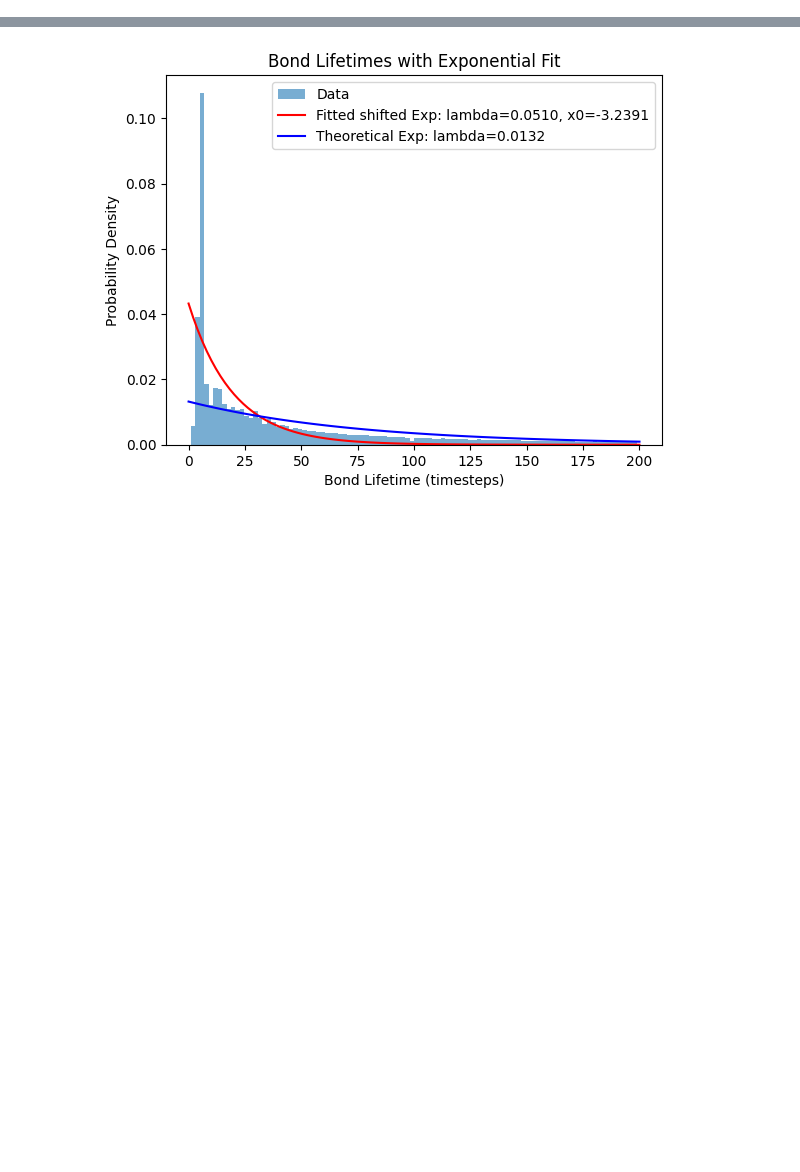
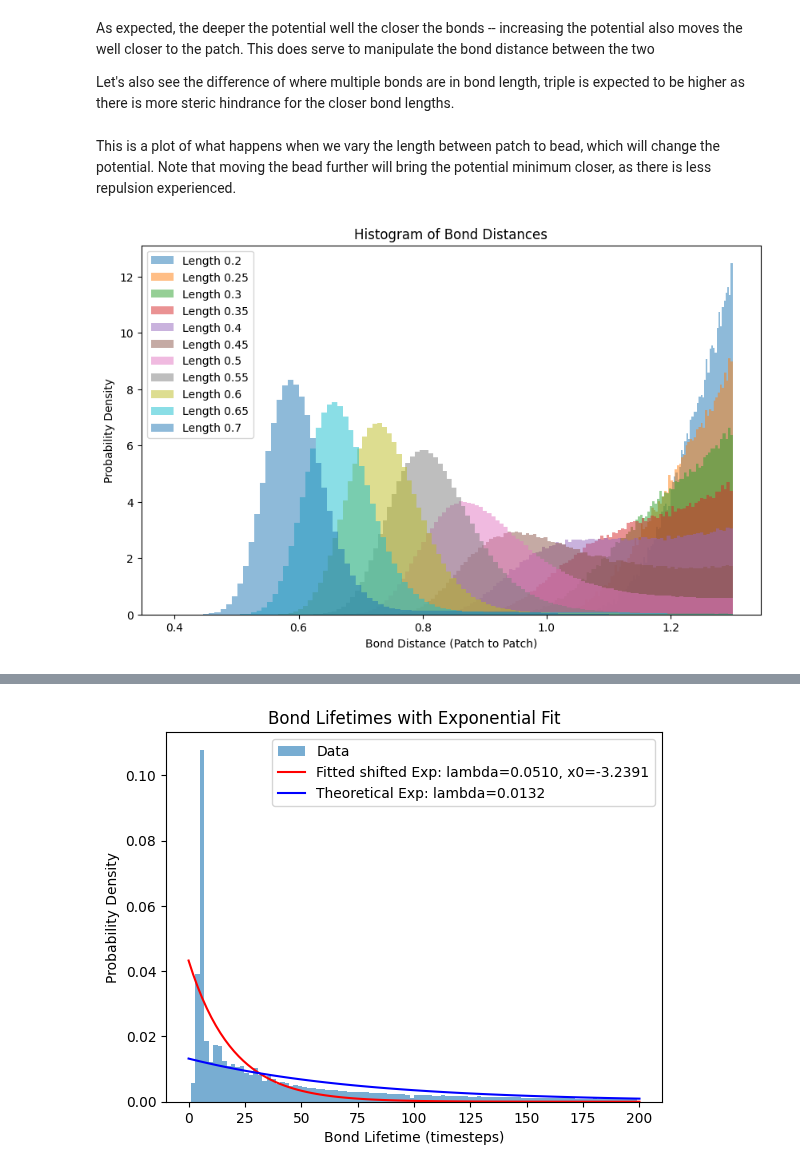
Before and after one commit to anotherbeaver/amine_polymers, a Jupyter notebook: analyze_bonds.ipynb, the cells around one changed output, grey strips where cells are left out. Cells and saved outputs as stored; diff of their text form; code cells hidden in the pictures; blank space fills up the shorter version.

```diff
--- a/analyze_bonds.ipynb
+++ b/analyze_bonds.ipynb
@@ -33,0 +362,34 @@ Average number of bonds per snapshot 584.3240668983275
+# %% [markdown]
+As expected, the deeper the potential well the closer the bonds -- increasing the potential also moves the well closer to the patch. This does serve to manipulate the bond distance between the two
+
+Let's also see the difference of where multiple bonds are in bond length, triple is expected to be higher as there is more steric hindrance for the closer bond lengths.
+# %% [markdown]
+This is a plot of what happens when we vary the length between patch to bead, which will change the potential. Note that moving the bead further will bring the potential minimum closer, as there is less repulsion experienced.
+# %%
+# histogram of bond distances
+
+lengths = [0.2, 0.25, 0.3, 0.35, 0.4, 0.45, 0.5, 0.55, 0.6, 0.65, 0.7]
+# lengths = [0.2, 0.25, 0.3, 0.35, 0.4, 0.45, 0.5, 0.55, 0.6]
+# lengths = [0.2, 0.25, 0.3, 0.35, 0.4]
+
+
+
+import matplotlib.pyplot as plt
+import pandas as pd
+
+figure = plt.figure(figsize=(10, 6))
+for length in lengths:
+    file = f'data/amine_bonds_{length}.csv'
+    data = pd.read_csv(file, skiprows=1, delimiter=' ', names=['timestep', 'id1', 'id2', 'x1', 'y1', 'z1', 'x2', 'y2', 'z2', 'distance'])
+    plt.hist(data[data['timestep']>5000]['distance'], bins=100, density=True, label=f'Length {length}', alpha=0.5)
+
+plt.xlabel('Bond Distance (Patch to Patch)')
+plt.ylabel('Probability Density')
+plt.title('Histogram of Bond Distances by Length (Energy A=50)')
+plt.legend()
+plt.xlabel('Bond Distance (Patch to Patch)')
+plt.ylabel('Probability Density')
+plt.title('Histogram of Bond Distances')
+plt.show()
+# %% [output]
+[figure, added]
```
Also changed, not shown: parts of 24 cells of this notebook, 9 other files.
